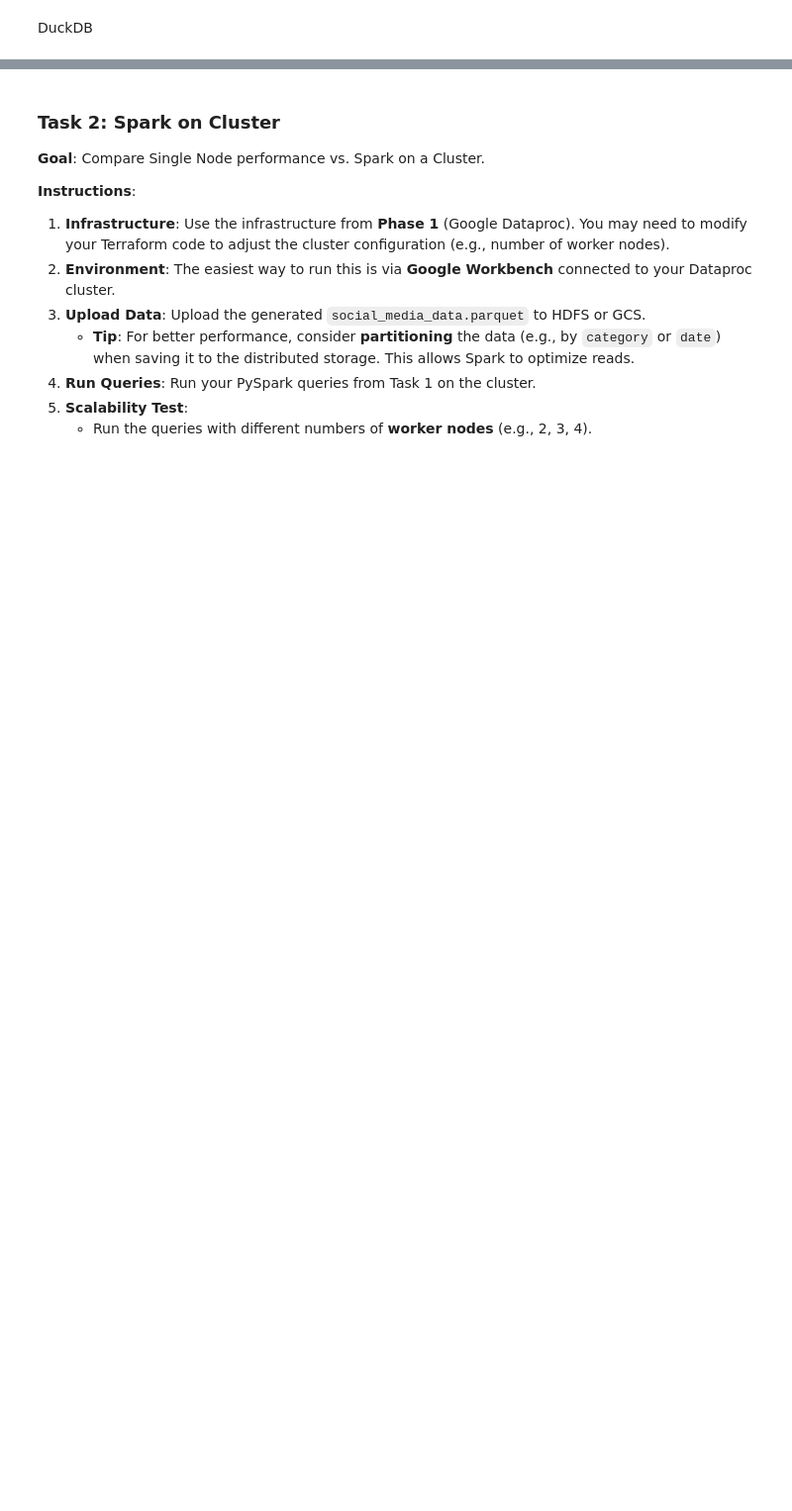
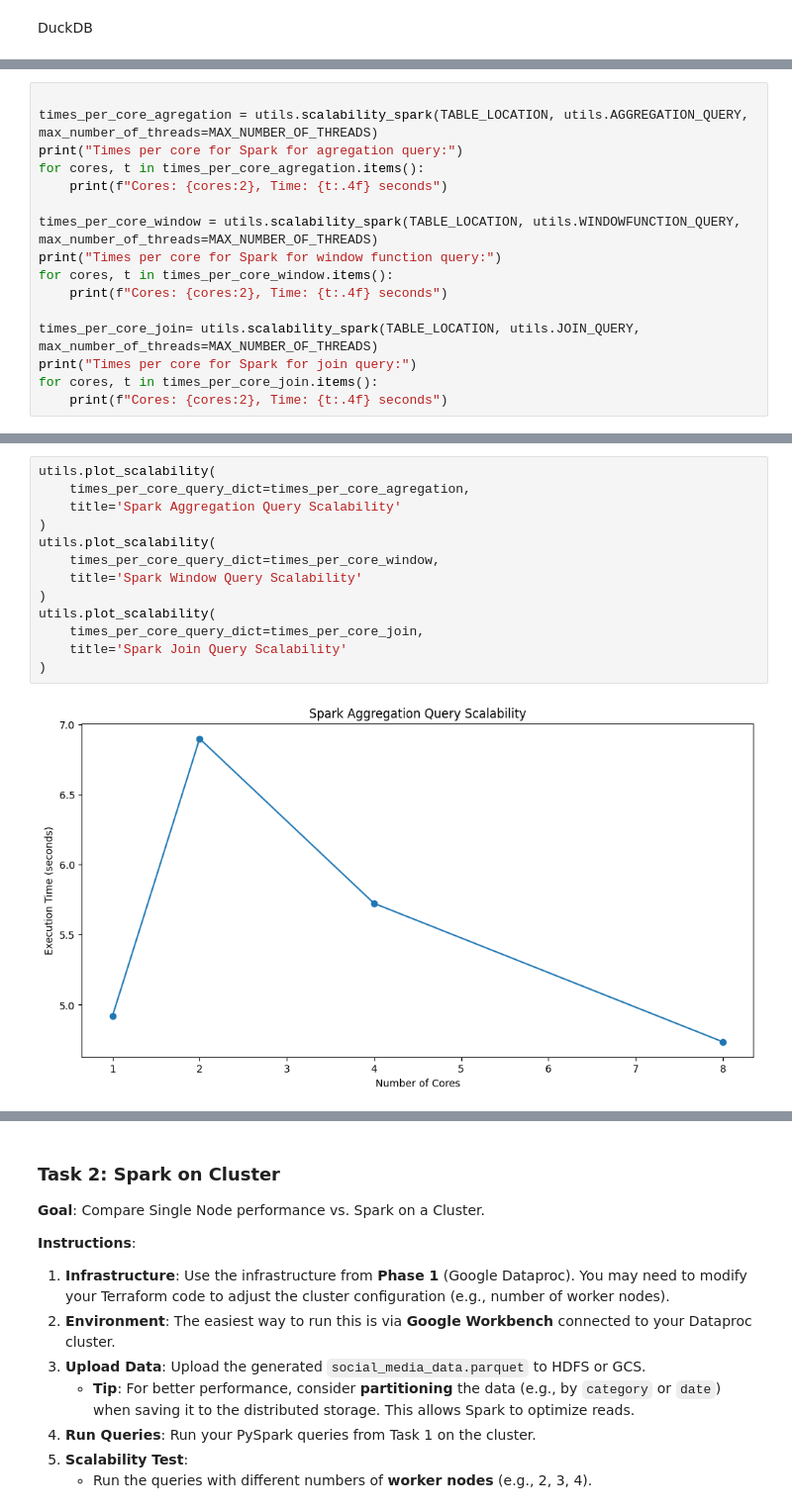
Before and after one commit to mikic202/tbd-workshop-1-2025Z, a Jupyter notebook: notebooks/tbd_phase_2.ipynb, the cells around one changed output, grey strips where cells are left out. Shown at 99% size. Saved outputs shown, nothing was run; the diff lists cells and outputs as text; blank space fills up the shorter version.

```diff
--- a/notebooks/tbd_phase_2.ipynb
+++ b/notebooks/tbd_phase_2.ipynb
@@ -415,0 +417,16 @@ Text(0, 0.5, 'Execution Time (seconds)')
+# %%
+
+times_per_core_agregation = utils.scalability_spark(TABLE_LOCATION, utils.AGGREGATION_QUERY, max_number_of_threads=MAX_NUMBER_OF_THREADS)
+print("Times per core for Spark for agregation query:")
+for cores, t in times_per_core_agregation.items():
+    print(f"Cores: {cores:2}, Time: {t:.4f} seconds")
+
+times_per_core_window = utils.scalability_spark(TABLE_LOCATION, utils.WINDOWFUNCTION_QUERY, max_number_of_threads=MAX_NUMBER_OF_THREADS)
+print("Times per core for Spark for window function query:")
+for cores, t in times_per_core_window.items():
+    print(f"Cores: {cores:2}, Time: {t:.4f} seconds")
+
+times_per_core_join= utils.scalability_spark(TABLE_LOCATION, utils.JOIN_QUERY, max_number_of_threads=MAX_NUMBER_OF_THREADS)
+print("Times per core for Spark for join query:")
+for cores, t in times_per_core_join.items():
+    print(f"Cores: {cores:2}, Time: {t:.4f} seconds")
@@ -415,0 +449,15 @@ Text(0, 0.5, 'Execution Time (seconds)')
+# %%
+utils.plot_scalability(
+    times_per_core_query_dict=times_per_core_agregation,
+    title='Spark Aggregation Query Scalability'
+)
+utils.plot_scalability(
+    times_per_core_query_dict=times_per_core_window,
+    title='Spark Window Query Scalability'
+)
+utils.plot_scalability(
+    times_per_core_query_dict=times_per_core_join,
+    title='Spark Join Query Scalability'
+)
+# %% [output]
+[figure, added]
```
Also changed, not shown: parts of 11 cells of this notebook, 1 other file.
